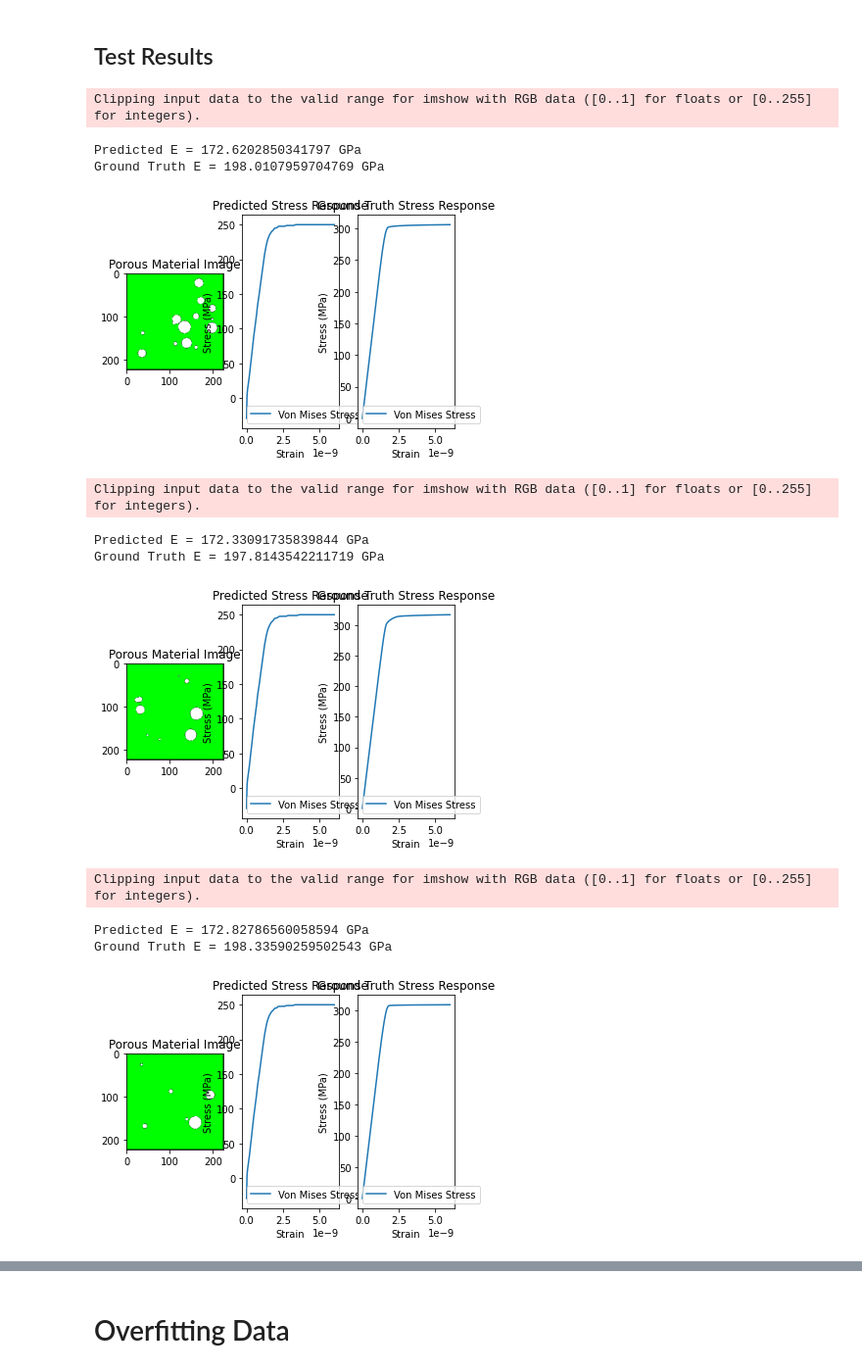
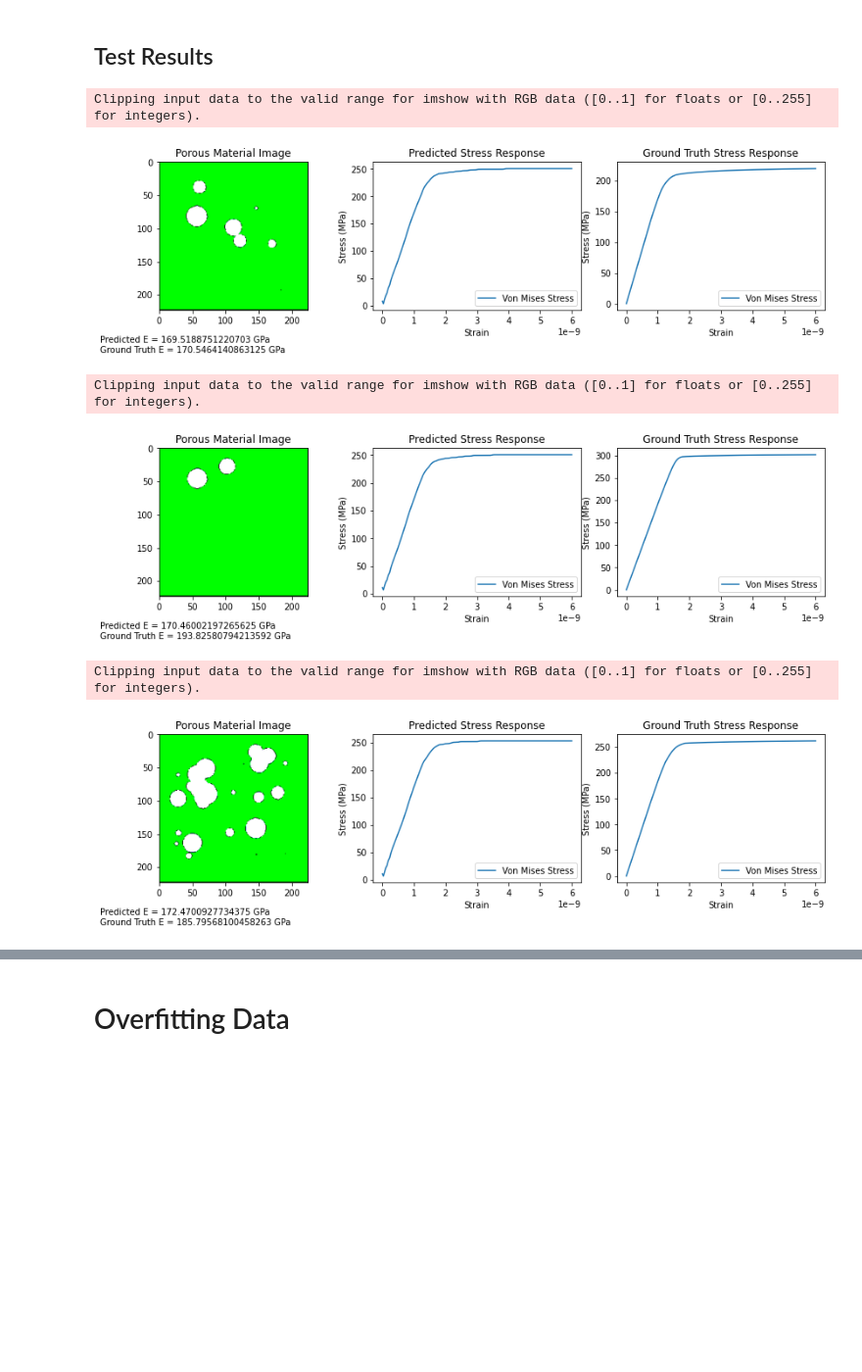
Before and after one commit to dalbyryan3/cs-6955-deep-learning-final-project, a Jupyter notebook: PorousMaterialImageAndStrainToMaterialPropertiesNet.ipynb, the cells around one changed output, grey strips where cells are left out. Shown at 98% size. Drawn from its saved outputs; the diff is of its cells as text; code cells hidden in the pictures; blank space fills up the shorter version.

Commit message:
Updated outputs

```diff
--- a/PorousMaterialImageAndStrainToMaterialPropertiesNet.ipynb
+++ b/PorousMaterialImageAndStrainToMaterialPropertiesNet.ipynb
@@ -119,7 +119,7 @@ for i, batch in enumerate(train_loader):
         ax1.imshow(torch.movedim(og_image_batch[idx], 0, 2))
         ax1.set_title('Porous Material Image')
         ax2.plot(strain_batch[idx], SMises_batch[idx], label='Von Mises Stress')
-        ax2.set_xlabel('Strain (m)')
+        ax2.set_xlabel('Strain')
         ax2.set_ylabel('Stress (MPa)')
         ax2.set_title('Associated Stress-Strain Material Response')
         ax2.legend()
@@ -255,8 +255,8 @@ def porousMaterialImageAndStrainToMaterialPropertiesNetTrainingLoop(model, train
 # %%
 model = PorousMaterialImageAndStrainToMaterialPropertiesNet()
 
-learning_rate = 4e-3
-nepochs = 25
+learning_rate = 5e-3
+nepochs = 60
 criterion = porousMaterialImageAndStrainToMaterialPropertiesNet_criterion
 optimizer = torch.optim.Adam(model.parameters(), lr=learning_rate)
 
@@ -343,13 +349,13 @@ def get_PorousMaterialImageAndStrainToMaterialPropertiesNet_random_output(model,
                 ax1.set_title('Porous Material Image')
 
                 ax2.plot(strain_batch[idx], pred_SMises_batch[idx], label='Von Mises Stress')
-                ax2.set_xlabel('Strain (m)')
+                ax2.set_xlabel('Strain')
                 ax2.set_ylabel('Stress (MPa)')
                 ax2.set_title('Predicted Stress Response')
                 ax2.legend()
 
                 ax3.plot(strain_batch[idx], SMises_batch[idx], label='Von Mises Stress')
-                ax3.set_xlabel('Strain (m)')
+                ax3.set_xlabel('Strain')
                 ax3.set_ylabel('Stress (MPa)')
                 ax3.set_title('Ground Truth Stress Response')
                 ax3.legend()
@@ -358,20 +364,14 @@ def get_PorousMaterialImageAndStrainToMaterialPropertiesNet_random_output(model,
 
                 plt.show()
 # %%
-get_PorousMaterialImageAndStrainToMaterialPropertiesNet_random_output(best_model, test_loader, num_random_batches=3)
+get_PorousMaterialImageAndStrainToMaterialPropertiesNet_random_output(best_model, test_loader, num_random_batches=3, figsize=(12,3))
 # %% [output]
 Clipping input data to the valid range for imshow with RGB data ([0..1] for floats or [0..255] for integers).
+[figure, new version]
-Predicted E = 172.6202850341797 GPa
-Ground Truth E = 198.0107959704769 GPa
+Clipping input data to the valid range for imshow with RGB data ([0..1] for floats or [0..255] for integers).
-[figure, old version]
+[figure, new version]
 Clipping input data to the valid range for imshow with RGB data ([0..1] for floats or [0..255] for integers).
-Predicted E = 172.33091735839844 GPa
-Ground Truth E = 197.8143542211719 GPa
-[figure, old version]
-Clipping input data to the valid range for imshow with RGB data ([0..1] for floats or [0..255] for integers).
-Predicted E = 172.82786560058594 GPa
-Ground Truth E = 198.33590259502543 GPa
-[figure, old version]
+[figure, new version]
 # %%
 test_total_MSE, test_avg_MSE = get_PorousMaterialImageAndStrainToMaterialPropertiesNet_accuracy(best_model, test_loader, criterion)
 print('Best val set model: test total MSE = {0}MPa**2, test avg MSE = {1}MPa**2'.format(test_total_MSE, test_avg_MSE))
```
Also changed, not shown: parts of 7 cells of this notebook.
